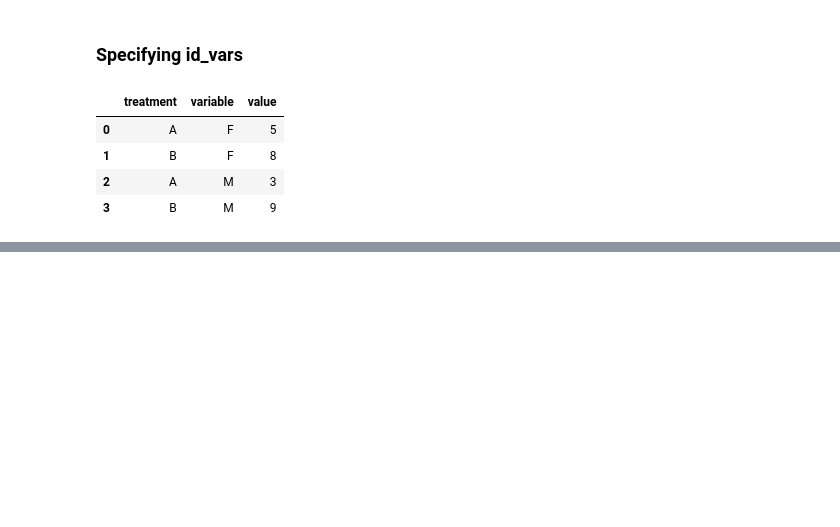
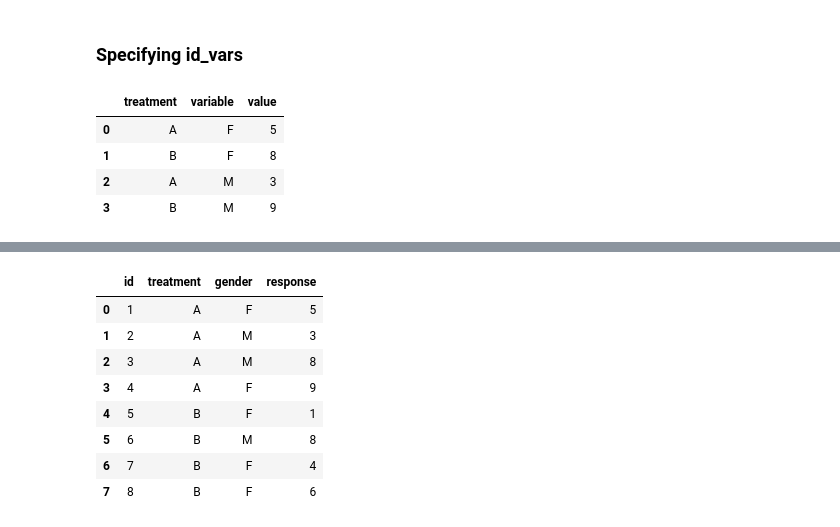
Before and after one commit to franksalas/datacamp, a Jupyter notebook: manipulating_DF_WPD/03Rearranging_and_reshaping_data.ipynb, the cells around one changed output, grey strips where cells are left out. Cells and saved outputs as stored; diff of their text form; code cells hidden in the pictures; blank space fills up the shorter version.

Commit message:
working on manipulating dataframes

```diff
--- a/manipulating_DF_WPD/03Rearranging_and_reshaping_data.ipynb
+++ b/manipulating_DF_WPD/03Rearranging_and_reshaping_data.ipynb
@@ -378,0 +506,13 @@ pd.melt(new_trials, id_vars=['treatment'])
+# %%
+more_trials = pd.read_csv('trials_03.csv')
+more_trials
+# %% [output]
+|  | id | treatment | gender | response |
+| 0 | 1 | A | F | 5 |
+| 1 | 2 | A | M | 3 |
+| 2 | 3 | A | M | 8 |
+| 3 | 4 | A | F | 9 |
+| 4 | 5 | B | F | 1 |
+| 5 | 6 | B | M | 8 |
+| 6 | 7 | B | F | 4 |
+| 7 | 8 | B | F | 6 |
```
Also changed, not shown: parts of 25 cells of this notebook, 2 other files.
